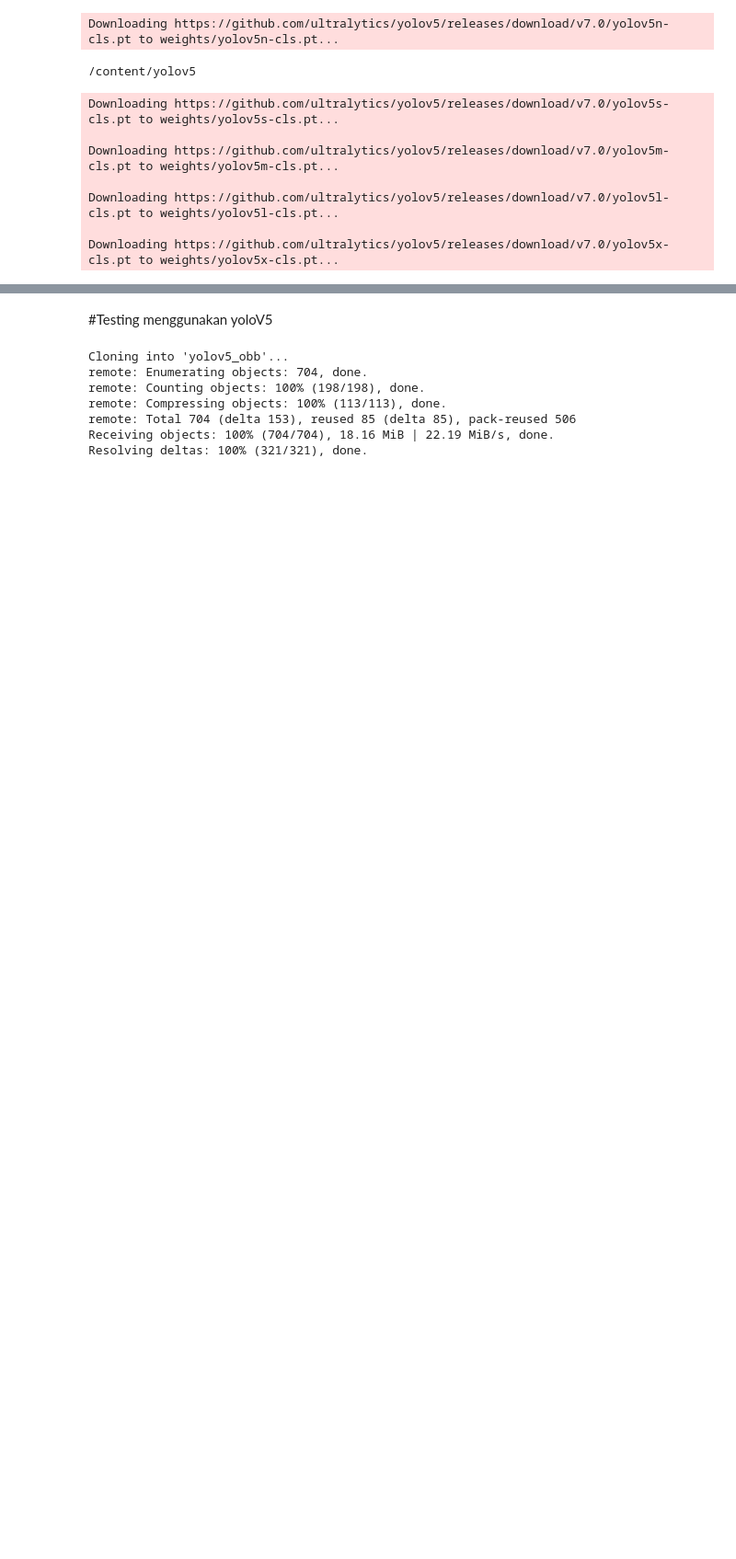
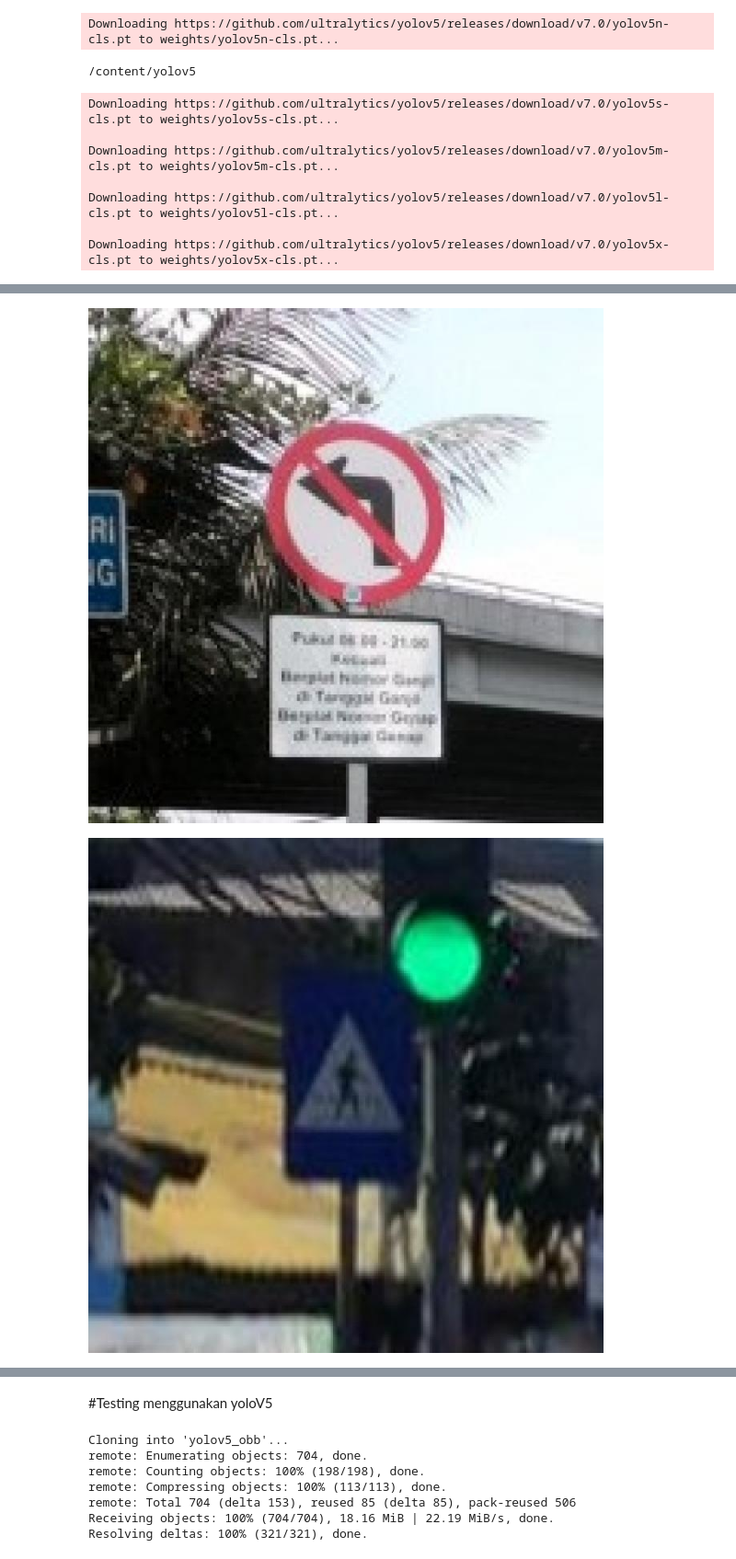
Before and after one commit to ilman79/C23-PS203-ML_Model, a Jupyter notebook: Development_Machine_Learning.ipynb, the cells around one changed output, grey strips where cells are left out. Shown at 92% size. Cells and saved outputs as stored; diff of their text form; code cells hidden in the pictures; blank space fills up the shorter version.

```diff
--- a/Development_Machine_Learning.ipynb
+++ b/Development_Machine_Learning.ipynb
@@ -95,0 +104,9 @@ Results saved to runs/detect/exp
+# %%
+import glob
+from IPython.display import Image, display
+
+for imageName in glob.glob('/content/yolov5/runs/detect/exp5/*.jpg'):
+  display(Image(filename=imageName))
+# %% [output]
+[figure, added]
+[figure, added]
```
Also changed, not shown: parts of 3 cells of this notebook.
